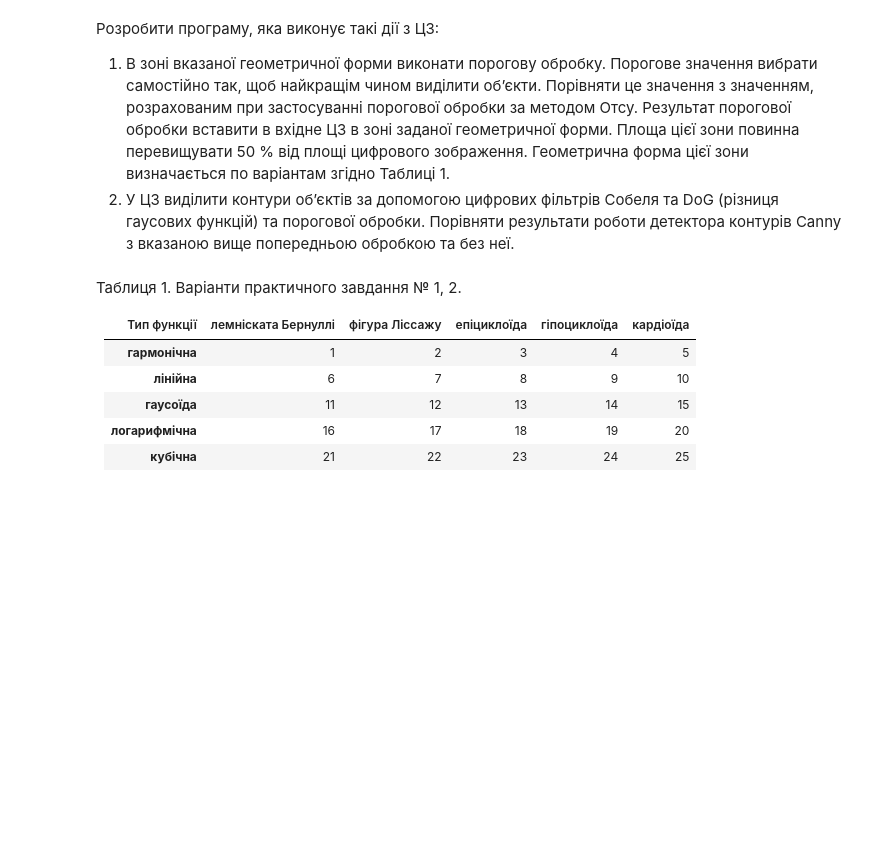
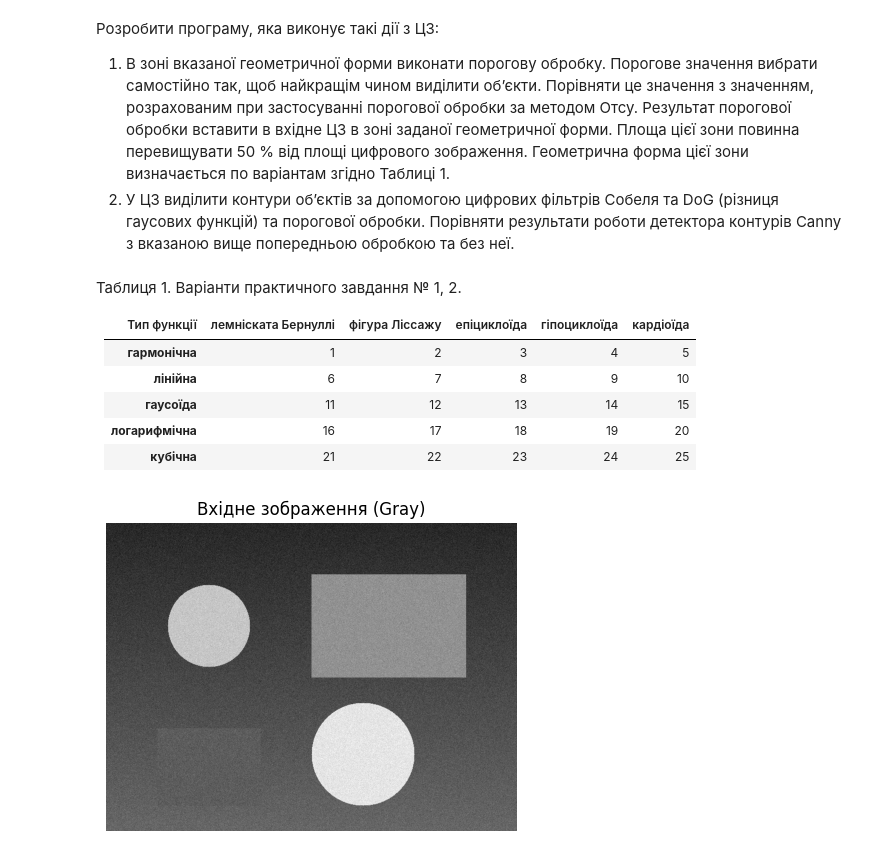
Before and after one commit to Bogd-an/2025_cv, a Jupyter notebook: pw/pw2.ipynb, the cells around one changed output. Saved outputs shown, nothing was run; the diff lists cells and outputs as text; code cells hidden in the pictures; blank space fills up the shorter version.

```diff
--- a/pw/pw2.ipynb
+++ b/pw/pw2.ipynb
@@ -39,3 +44,50 @@
 | **гаусоїда** | 11 | 12 | 13 | 14 | 15 |
 | **логарифмічна** | 16 | 17 | 18 | 19 | 20 |
 | **кубічна** | 21 | 22 | 23 | 24 | 25 |
+# %%
+# 1. Підготовка зображення та функції генерації маски
+import cv2
+import numpy as np
+import matplotlib.pyplot as plt
+
+# Генерація тестового зображення з об'єктами (якщо не завантажено файл)
+def create_test_image():
+    img = np.zeros((600, 800), dtype=np.uint8)
+    # Фон (градієнт)
+    for i in range(600):
+        img[i, :] = 50 + i * 0.1
+
+    # Додавання об'єктів (кола, прямокутники)
+    cv2.circle(img, (200, 200), 80, 200, -1)
+    cv2.rectangle(img, (400, 100), (700, 300), 150, -1)
+    cv2.circle(img, (500, 450), 100, 230, -1)
+    cv2.rectangle(img, (100, 400), (300, 550), 100, -1)
+
+    # Додамо трохи шуму
+    noise = np.random.normal(0, 10, img.shape).astype(np.int16)
+    img_noisy = np.clip(img + noise, 0, 255).astype(np.uint8)
+    return img_noisy
+
+# Функція маски Ліссажу (з попереднього завдання)
+def create_lissajous_mask(shape, center, size, params):
+    h, w = shape[:2]
+    mask = np.zeros((h, w), dtype=np.uint8)
+    cx, cy = center
+    rx, ry = size
+    a, b, delta = params
+    t = np.linspace(0, 2 * np.pi, 2000) # Більше точок для плавності великої фігури
+    x = cx + rx * np.sin(a * t + delta)
+    y = cy + ry * np.sin(b * t)
+    points = np.stack((x, y), axis=1).astype(np.int32)
+    cv2.fillPoly(mask, [points], 255)
+    return mask
+
+gray_image = create_test_image()
+
+plt.figure(figsize=(6, 4))
+plt.imshow(gray_image, cmap='gray')
+plt.title("Вхідне зображення (Gray)")
+plt.axis('off')
+plt.show()
+# %% [output]
+[figure, added]
```
Also changed, not shown: parts of 4 cells of this notebook, 1 other file.
